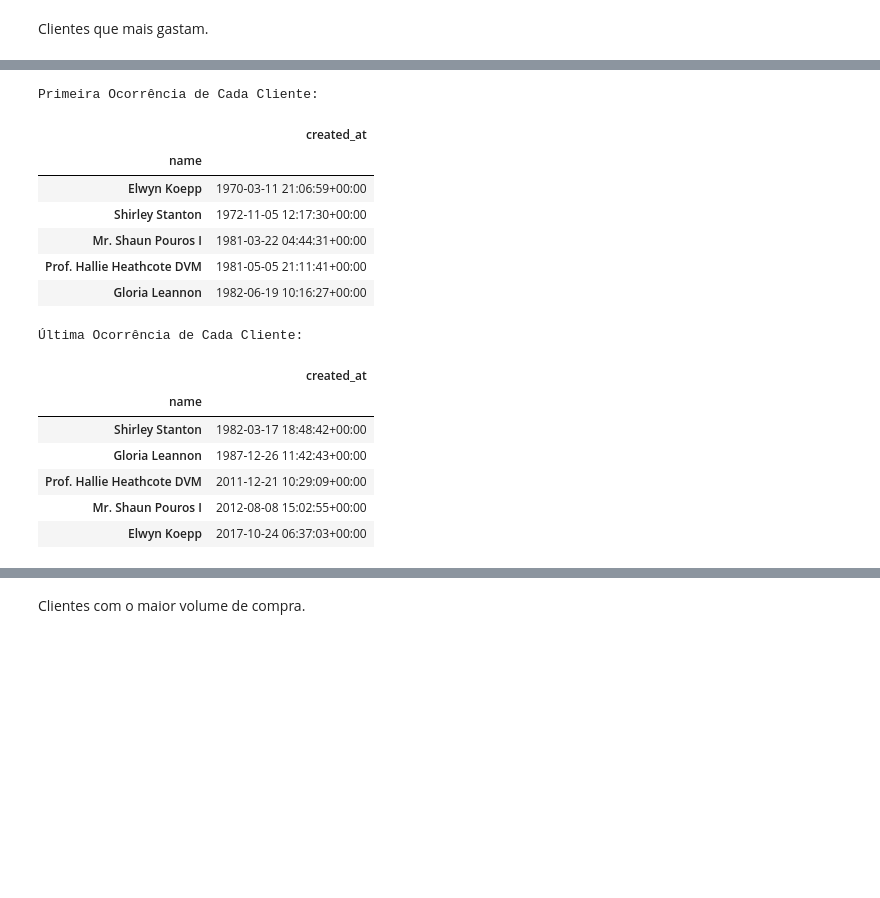
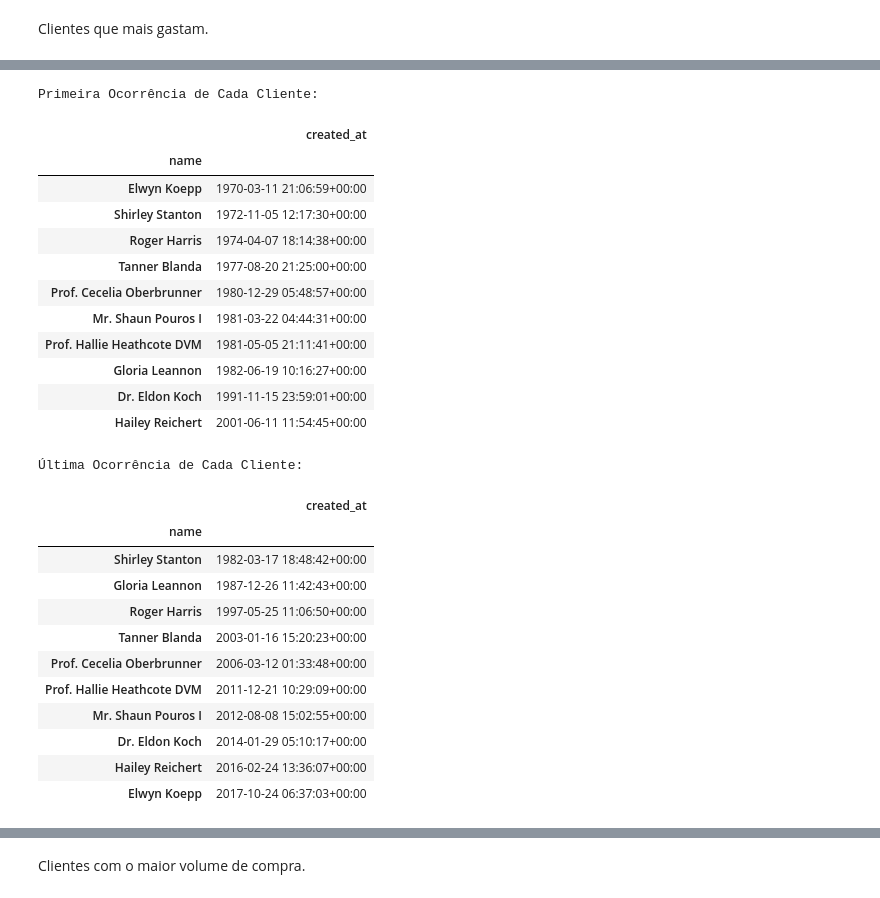
Before and after one commit to G0807/vendas-kaggle, a Jupyter notebook: vendasKaggle.ipynb, the cells around one changed output, grey strips where cells are left out. Saved outputs shown, nothing was run; the diff lists cells and outputs as text; code cells hidden in the pictures; blank space fills up the shorter version.

```diff
--- a/vendasKaggle.ipynb
+++ b/vendasKaggle.ipynb
@@ -337,29 +347,39 @@ plt.show()
 # %%
-cliente_mais_gastos = vendas_df[['name','price_x']].groupby('name').sum().sort_values(by='price_x', ascending=False).head(5)
+cliente_mais_gastos = vendas_df[['name','price_x']].groupby('name').sum().sort_values(by='price_x', ascending=False).head(10)
 lista_de_nomes = cliente_mais_gastos.index.tolist()
 
-df_top_5_clientes_filtrado = vendas_df[vendas_df['name'].isin(lista_de_nomes)]
+df_top_10_clientes_filtrado = vendas_df[vendas_df['name'].isin(lista_de_nomes)]
 
-primeira_ocorrencia_cliente = df_top_5_clientes_filtrado[['name','created_at']].groupby('name').min().sort_values(by='created_at', ascending=True)
-ultima_ocorrencia_cliente = df_top_5_clientes_filtrado[['name','created_at']].groupby('name').max().sort_values(by='created_at', ascending=True)
+primeira_ocorrencia_cliente = df_top_10_clientes_filtrado[['name','created_at']].groupby('name').min().sort_values(by='created_at', ascending=True)
+ultima_ocorrencia_cliente = df_top_10_clientes_filtrado[['name','created_at']].groupby('name').max().sort_values(by='created_at', ascending=True)
 print("Primeira Ocorrência de Cada Cliente:")
 display(primeira_ocorrencia_cliente)
 print("\nÚltima Ocorrência de Cada Cliente:")
 display(ultima_ocorrencia_cliente)
 # %% [output]
 Primeira Ocorrência de Cada Cliente:
 |  | created_at |
 | name |  |
 | Elwyn Koepp | 1970-03-11 21:06:59+00:00 |
 | Shirley Stanton | 1972-11-05 12:17:30+00:00 |
+| Roger Harris | 1974-04-07 18:14:38+00:00 |
+| Tanner Blanda | 1977-08-20 21:25:00+00:00 |
+| Prof. Cecelia Oberbrunner | 1980-12-29 05:48:57+00:00 |
 | Mr. Shaun Pouros I | 1981-03-22 04:44:31+00:00 |
 | Prof. Hallie Heathcote DVM | 1981-05-05 21:11:41+00:00 |
 | Gloria Leannon | 1982-06-19 10:16:27+00:00 |
+| Dr. Eldon Koch | 1991-11-15 23:59:01+00:00 |
+| Hailey Reichert | 2001-06-11 11:54:45+00:00 |
 Última Ocorrência de Cada Cliente:
 |  | created_at |
 | name |  |
 | Shirley Stanton | 1982-03-17 18:48:42+00:00 |
 | Gloria Leannon | 1987-12-26 11:42:43+00:00 |
+| Roger Harris | 1997-05-25 11:06:50+00:00 |
+| Tanner Blanda | 2003-01-16 15:20:23+00:00 |
+| Prof. Cecelia Oberbrunner | 2006-03-12 01:33:48+00:00 |
 | Prof. Hallie Heathcote DVM | 2011-12-21 10:29:09+00:00 |
 | Mr. Shaun Pouros I | 2012-08-08 15:02:55+00:00 |
+| Dr. Eldon Koch | 2014-01-29 05:10:17+00:00 |
+| Hailey Reichert | 2016-02-24 13:36:07+00:00 |
 | Elwyn Koepp | 2017-10-24 06:37:03+00:00 |
```
Also changed, not shown: parts of 31 cells of this notebook.
